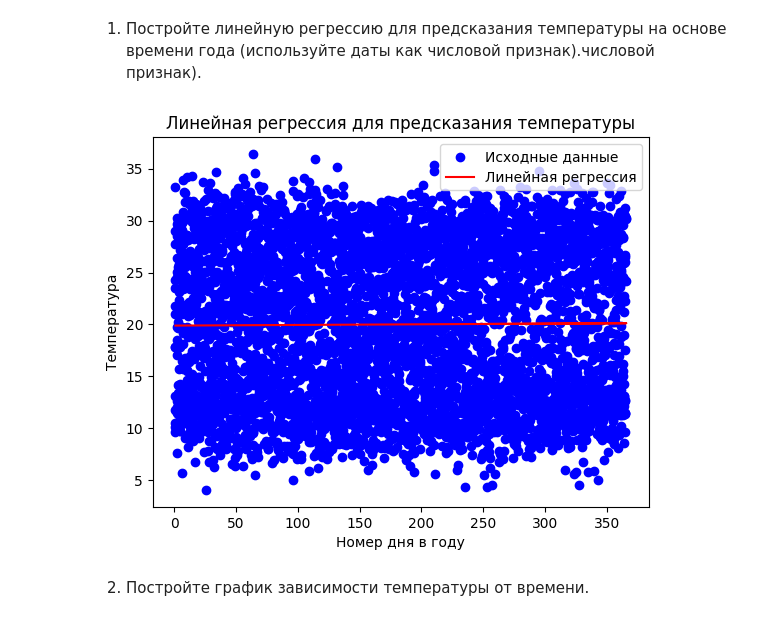
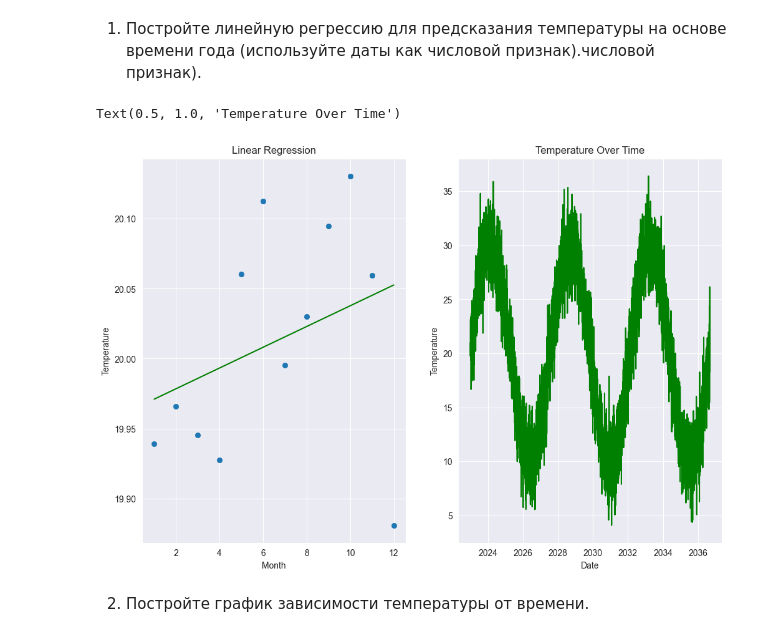
Before and after one commit to matsapkov/tipis-lab3n4, a Jupyter notebook: pythonProject1/lab4/Lab4.ipynb, the cells around one changed output. Cells and saved outputs as stored; diff of their text form; code cells hidden in the pictures.

```diff
--- a/pythonProject1/lab4/Lab4.ipynb
+++ b/pythonProject1/lab4/Lab4.ipynb
@@ -7,38 +7,42 @@
 (используйте даты как
 числовой признак).числовой признак).
 # %%
-import numpy as np
 import pandas as pd
 import matplotlib.pyplot as plt
 from sklearn.linear_model import LinearRegression
-from sklearn.model_selection import train_test_split
-from sklearn.metrics import mean_squared_error
+from sklearn.preprocessing import PolynomialFeatures
+
 
 data = pd.read_csv('datasets/weather_data.csv')
+data["Date"] = pd.to_datetime(data["Date"])
+data["Month"] = data["Date"].dt.month
+mounthly_data = data.groupby("Month").mean().reset_index()
 
-data['Date'] = pd.to_datetime(data['Date'])
+X = mounthly_data["Month"].values.reshape(-1, 1)
+Y = mounthly_data["Temperature"].values
+Z = mounthly_data["Humidity"].values
 
-data['day_of_year'] = data['Date'].dt.dayofyear
+temp_model = LinearRegression()
+temp_model.fit(X, Y)
 
-X = data[['day_of_year']]
-y = data['Temperature']
+Y_pred = temp_model.predict(X)
 
-X_train, X_test, y_train, y_test = train_test_split(X, y, test_size=0.2, random_state=42)
+plt.figure(figsize=(12,8))
+plt.subplot(1, 2, 1)
+plt.scatter(X, Y, linewidths=0.5)
+plt.plot(X, Y_pred, color='green')
+plt.xlabel('Month')
+plt.ylabel('Temperature')
+plt.title('Linear Regression')
 
-model = LinearRegression()
-model.fit(X_train, y_train)
-
-y_pred = model.predict(X_test)
-
-plt.scatter(data['day_of_year'], data['Temperature'], color='blue', label='Исходные данные')
-plt.plot(data['day_of_year'], model.predict(data[['day_of_year']]), color='red', label='Линейная регрессия')
-plt.xlabel('Номер дня в году')
-plt.ylabel('Температура')
-plt.title('Линейная регрессия для предсказания температуры')
-plt.legend()
-plt.show()
+plt.subplot(1, 2, 2)
+plt.plot(data["Date"], data["Temperature"], color='green')
+plt.xlabel('Date')
+plt.ylabel('Temperature')
+plt.title('Temperature Over Time')
 # %% [output]
+Text(0.5, 1.0, 'Temperature Over Time')
-[figure, old version]
+[figure, new version]
 # %% [markdown]
 2. Постройте график
 зависимости
```
Also changed, not shown: parts of 9 cells of this notebook.
